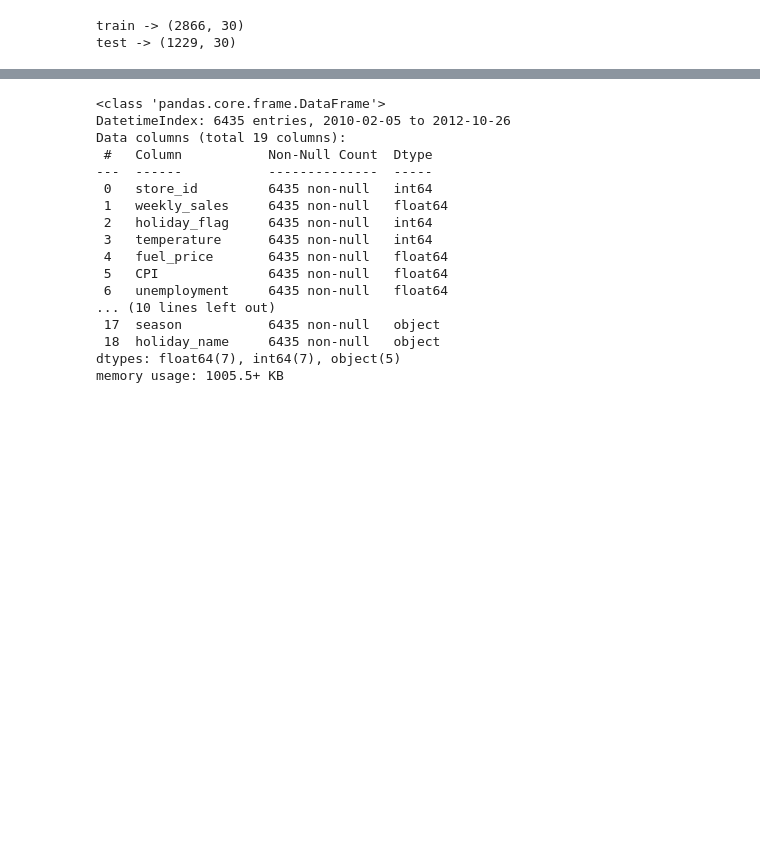
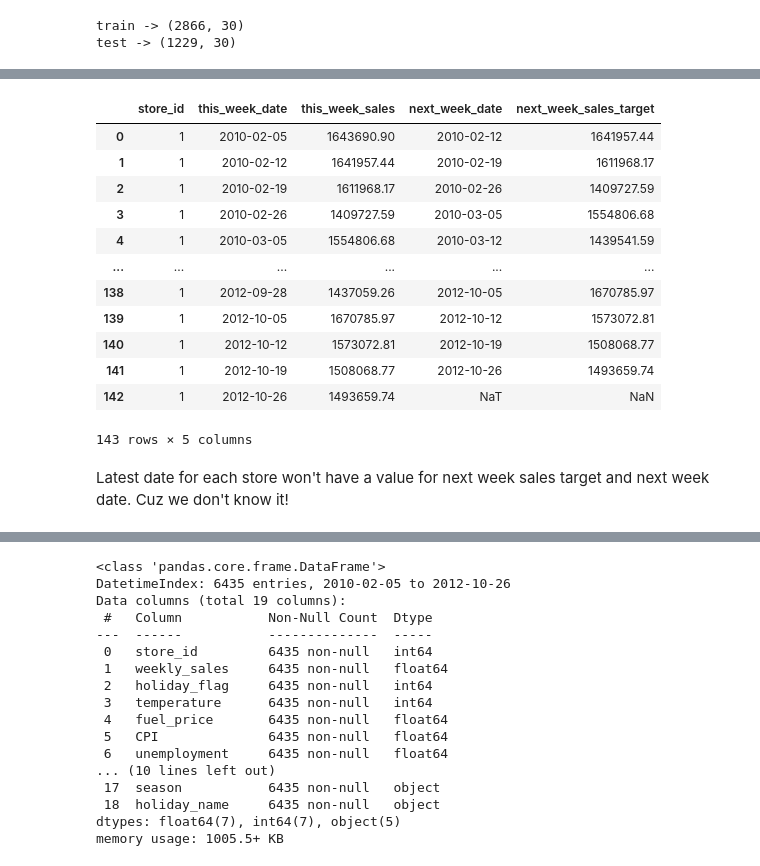
Before and after one commit to Attention-Walmart-Shoppers/capstone, a Jupyter notebook: Heather Initial Notebook.ipynb, the cells around one changed output, grey strips where cells are left out. Drawn from its saved outputs; the diff is of its cells as text; code cells hidden in the pictures; blank space fills up the shorter version.

```diff
--- a/Heather Initial Notebook.ipynb
+++ b/Heather Initial Notebook.ipynb
@@ -67,3 +119,21 @@ train.head()
+# %%
+df[df.store_id == '1'][['store_id', 'this_week_date', 'this_week_sales', 'next_week_date', 'next_week_sales_target']]
+# %% [output]
+|  | store_id | this_week_date | this_week_sales | next_week_date | next_week_sales_target |
+| 0 | 1 | 2010-02-05 | 1643690.90 | 2010-02-12 | 1641957.44 |
+| 1 | 1 | 2010-02-12 | 1641957.44 | 2010-02-19 | 1611968.17 |
+| 2 | 1 | 2010-02-19 | 1611968.17 | 2010-02-26 | 1409727.59 |
+| 3 | 1 | 2010-02-26 | 1409727.59 | 2010-03-05 | 1554806.68 |
+| 4 | 1 | 2010-03-05 | 1554806.68 | 2010-03-12 | 1439541.59 |
+| ... | ... | ... | ... | ... | ... |
+| 138 | 1 | 2012-09-28 | 1437059.26 | 2012-10-05 | 1670785.97 |
+| 139 | 1 | 2012-10-05 | 1670785.97 | 2012-10-12 | 1573072.81 |
+| 140 | 1 | 2012-10-12 | 1573072.81 | 2012-10-19 | 1508068.77 |
+| 141 | 1 | 2012-10-19 | 1508068.77 | 2012-10-26 | 1493659.74 |
+| 142 | 1 | 2012-10-26 | 1493659.74 | NaT | NaN |
+143 rows × 5 columns
+# %% [markdown]
+Latest date for each store won't have a value for next week sales target and next week date. Cuz we don't know it!
 # %%
 # acquire dataset
 
```
Also changed, not shown: parts of 7 cells of this notebook.
